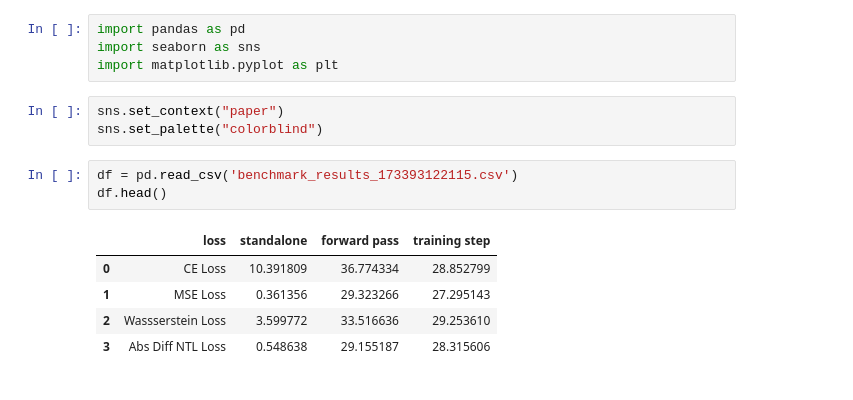
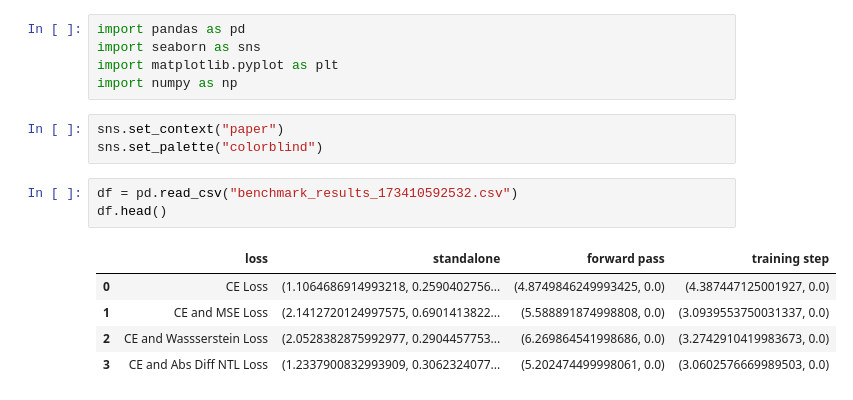
Before and after one commit to tum-ai/number-token-loss, a Jupyter notebook: benchmarking/plot.ipynb, the cells around one changed output. Drawn from its saved outputs; the diff is of its cells as text.

```diff
--- a/benchmarking/plot.ipynb
+++ b/benchmarking/plot.ipynb
@@ -2,15 +2,16 @@
 import pandas as pd
 import seaborn as sns
 import matplotlib.pyplot as plt
+import numpy as np
 # %%
 sns.set_context("paper")
 sns.set_palette("colorblind")
 # %%
-df = pd.read_csv('benchmark_results_173393122115.csv')
+df = pd.read_csv("benchmark_results_173410592532.csv")
 df.head()
 # %% [output]
 |  | loss | standalone | forward pass | training step |
-| 0 | CE Loss | 10.391809 | 36.774334 | 28.852799 |
-| 1 | MSE Loss | 0.361356 | 29.323266 | 27.295143 |
-| 2 | Wassserstein Loss | 3.599772 | 33.516636 | 29.253610 |
-| 3 | Abs Diff NTL Loss | 0.548638 | 29.155187 | 28.315606 |
+| 0 | CE Loss | (1.1064686914993218, 0.2590402756... | (4.8749846249993425, 0.0) | (4.387447125001927, 0.0) |
+| 1 | CE and MSE Loss | (2.1412720124997575, 0.6901413822... | (5.588891874998808, 0.0) | (3.0939553750031337, 0.0) |
+| 2 | CE and Wassserstein Loss | (2.0528382875992977, 0.2904457753... | (6.269864541998686, 0.0) | (3.2742910419983673, 0.0) |
+| 3 | CE and Abs Diff NTL Loss | (1.2337900832993909, 0.3062324077... | (5.202474499998061, 0.0) | (3.0602576669989503, 0.0) |
```
Also changed, not shown: parts of 15 cells of this notebook, 3 other files.
